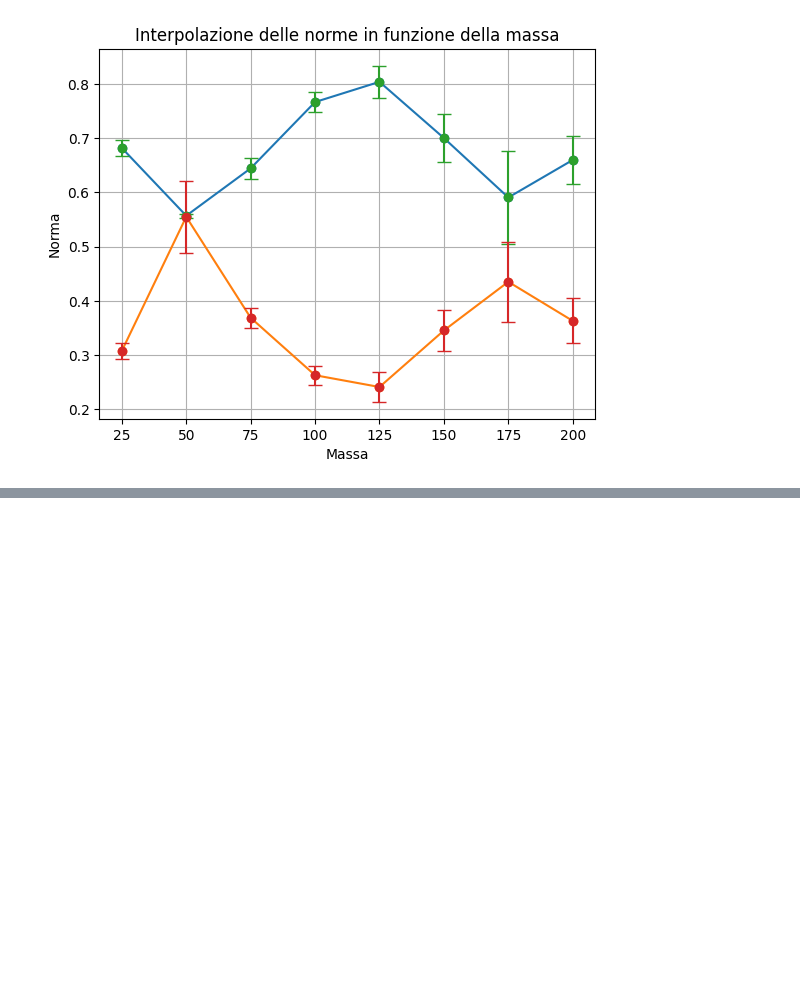
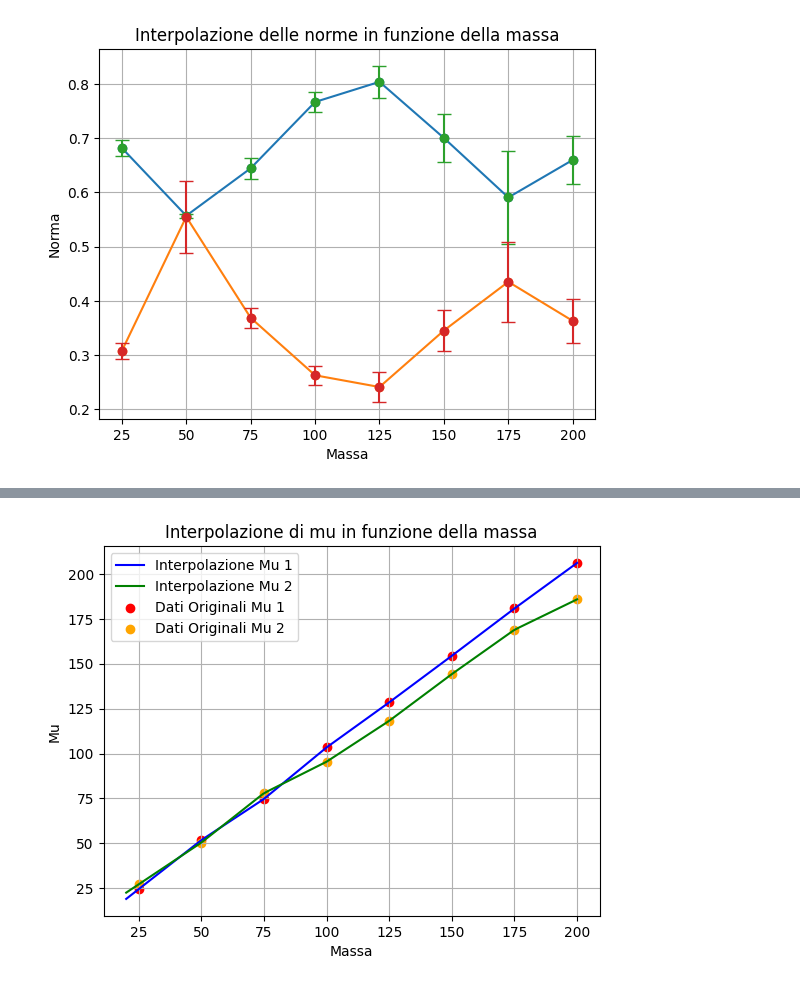
Before and after one commit to riccardocanterini-cyber/Tesi, a Jupyter notebook: Fit_Bifunzione/Interpolazione_BF.ipynb, the cells around one changed output, grey strips where cells are left out. Drawn from its saved outputs; the diff is of its cells as text; code cells hidden in the pictures; blank space fills up the shorter version.

```diff
--- a/Fit_Bifunzione/Interpolazione_BF.ipynb
+++ b/Fit_Bifunzione/Interpolazione_BF.ipynb
@@ -83,4 +108,26 @@ plt.show()
 [figure]
+# %%
+from scipy.interpolate import interp1d
+
+mu_interpolation = interp1d(masse, mu, kind='linear', fill_value='extrapolate')
+mu_2_interpolation = interp1d(masse, mu_2, kind='linear', fill_value='extrapolate')
+
+mass_range = np.linspace(20, 200, 100)  # Range di masse
+mu_interpolated = mu_interpolation(mass_range)
+mu_2_interpolated = mu_2_interpolation(mass_range)
+
+plt.figure()
+plt.plot(mass_range, mu_interpolated, label='Interpolazione Mu 1', color='blue')
+plt.plot(mass_range, mu_2_interpolated, label='Interpolazione Mu 2', color='green')
+plt.scatter(masse, mu, color='red', label='Dati Originali Mu 1')
+plt.scatter(masse, mu_2, color='orange', label='Dati Originali Mu 2')
+plt.xlabel("Massa")
+plt.ylabel("Mu")
+plt.title("Interpolazione di mu in funzione della massa")
+plt.legend()
+plt.grid()
+# %% [output]
+[figure, added]
 # %%
 #Ora le sigma
 
```
Also changed, not shown: parts of 11 cells of this notebook, 10 other files.
